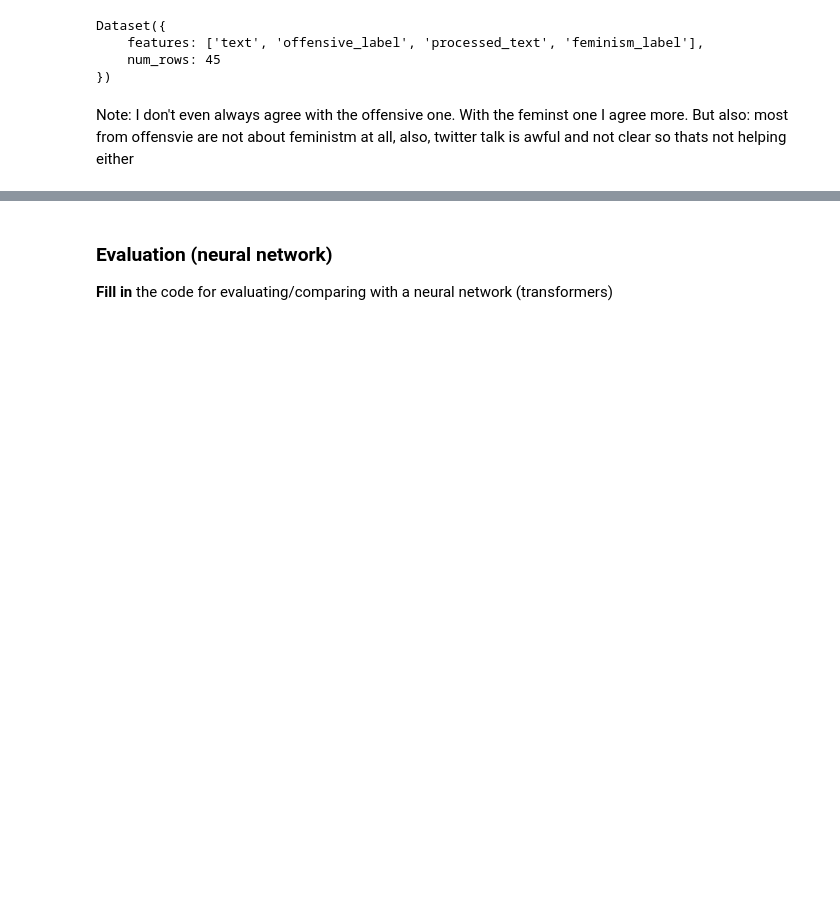
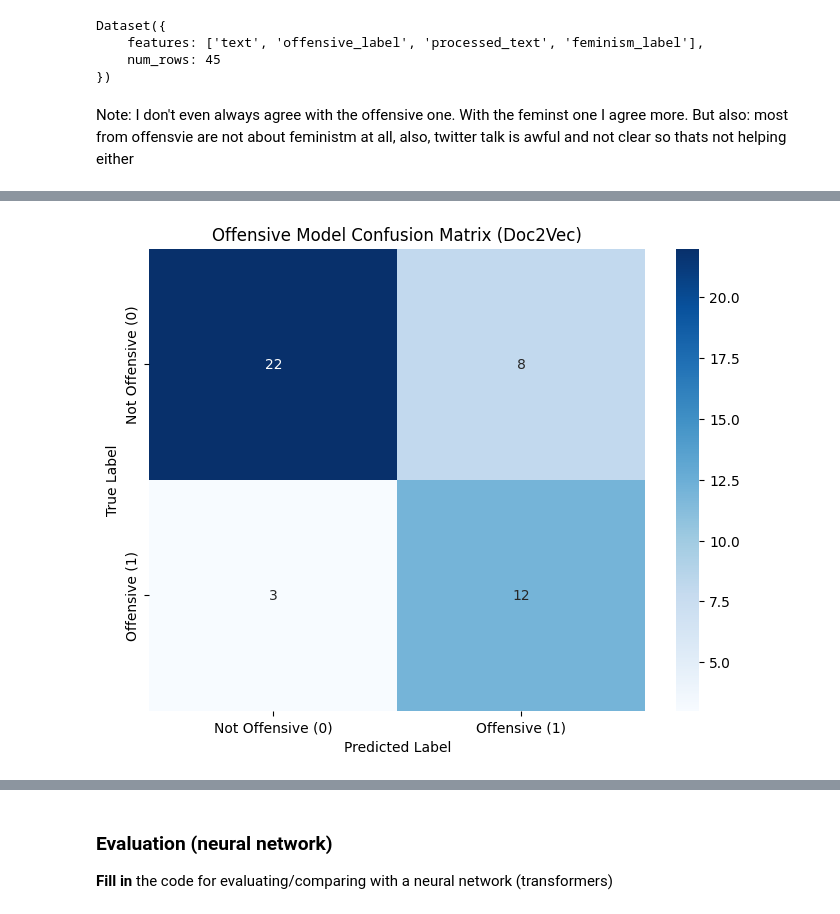
Before and after one commit to ameyer3/hslu-nlp-project, a Jupyter notebook: GW.ipynb, the cells around one changed output, grey strips where cells are left out. Saved outputs shown, nothing was run; the diff lists cells and outputs as text; code cells hidden in the pictures; blank space fills up the shorter version.

Commit message:
Add evaluatino for traditional models

```diff
--- a/GW.ipynb
+++ b/GW.ipynb
@@ -637,0 +787,31 @@ Note: I don't even always agree with the offensive one. With the feminst one I a
+# %%
+import seaborn as sns
+import matplotlib.pyplot as plt
+from sklearn.metrics import confusion_matrix
+
+def plot_confusion_matrix(y_true, y_pred, class_names, title):
+    """
+    Generates and displays a heatmap for a confusion matrix.
+    """
+    cm = confusion_matrix(y_true, y_pred)
+
+    plt.figure(figsize=(8, 6))
+    sns.heatmap(cm,
+                annot=True,
+                fmt='d',
+                cmap='Blues',
+                xticklabels=class_names,
+                yticklabels=class_names)
+
+    plt.title(title)
+    plt.ylabel('True Label')
+    plt.xlabel('Predicted Label')
+    plt.show()
+# %%
+offensive_target_names = ['Not Offensive (0)', 'Offensive (1)']
+plot_confusion_matrix(true_labels_offensive,
+                      preds_offensive,
+                      offensive_target_names,
+                      "Offensive Model Confusion Matrix (Doc2Vec)")
+# %% [output]
+[figure, added]
```
Also changed, not shown: parts of 8 cells of this notebook.
